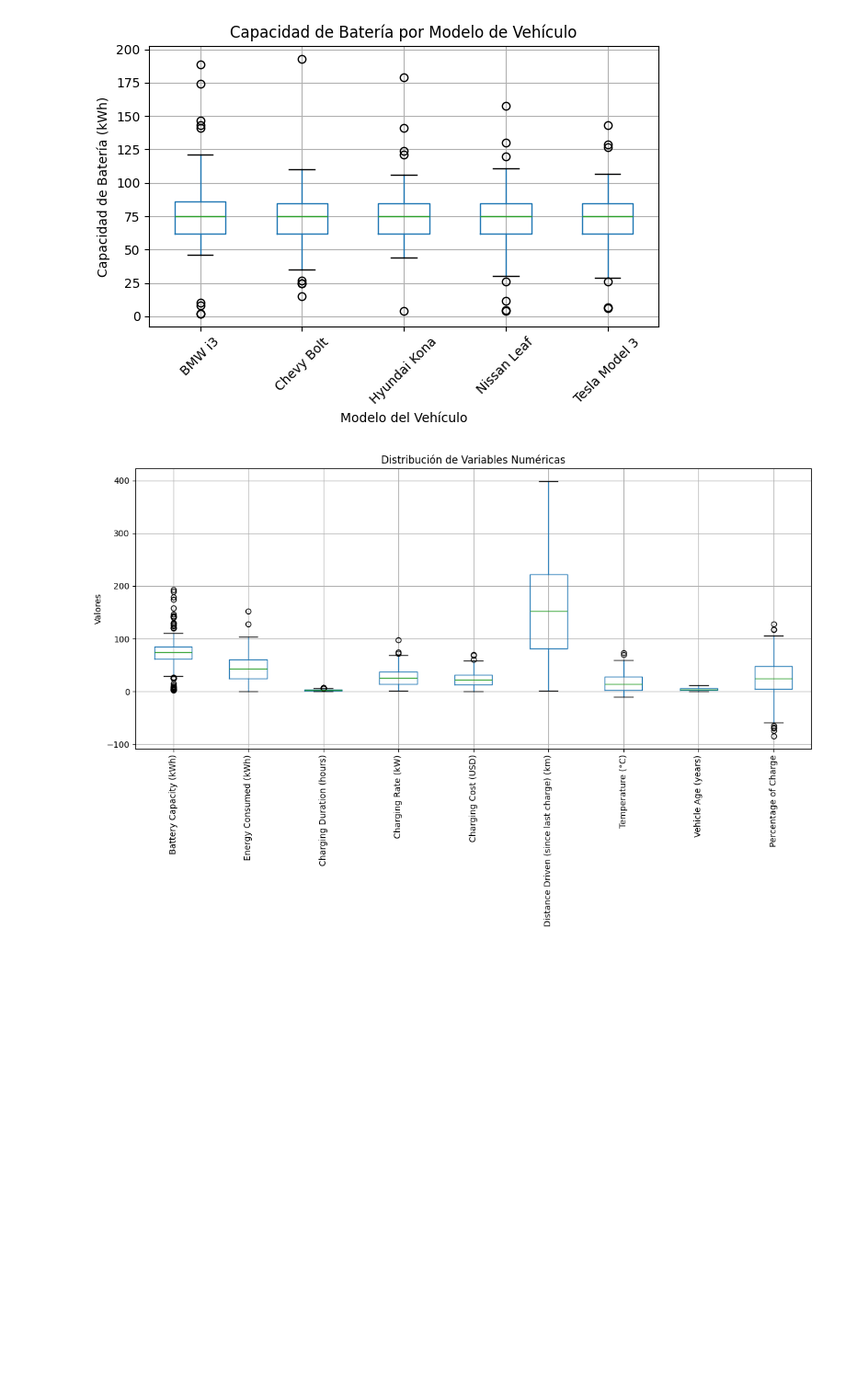
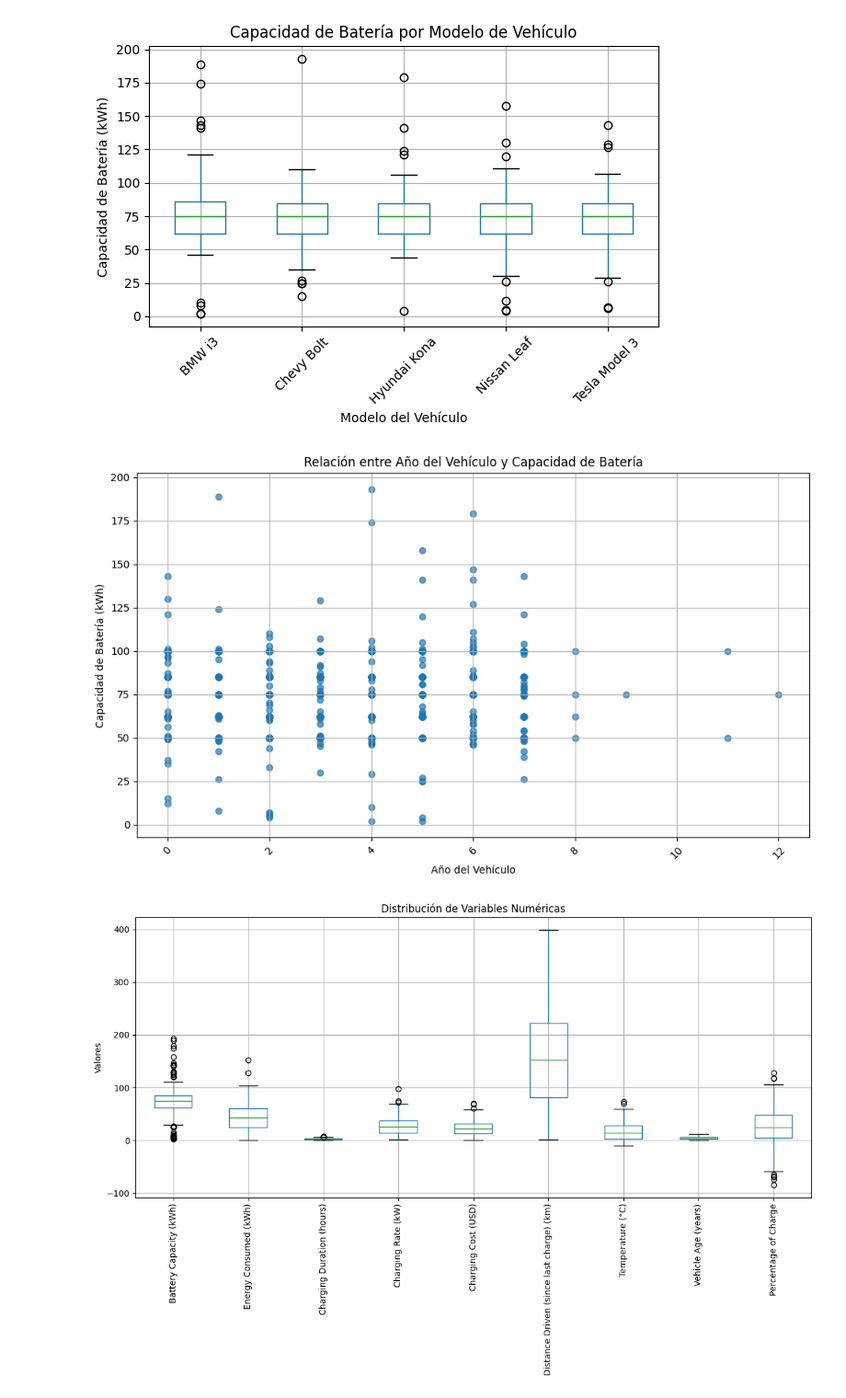
Before and after one commit to bermejo4/MachineLearning-MADI, a Jupyter notebook: DataScience/FinalProject_DS_Jaime.ipynb, the cells around one changed output. Shown: that part at 92% size. Saved outputs shown, nothing was run; the diff lists cells and outputs as text; code cells hidden in the pictures; blank space fills up the shorter version.

```diff
--- a/DataScience/FinalProject_DS_Jaime.ipynb
+++ b/DataScience/FinalProject_DS_Jaime.ipynb
@@ -243,6 +243,18 @@ plt.show()
 # %% [output]
 <Figure size 1000x600 with 0 Axes>
 [figure]
+# %%
+# Generar un scatter plot de Vehicle Model vs Battery Capacity (kWh)
+plt.figure(figsize=(10, 6))
+plt.scatter(data_cleaned['Vehicle Age (years)'], data_cleaned['Battery Capacity (kWh)'], alpha=0.7)
+plt.title('Relación entre Año del Vehículo y Capacidad de Batería')
+plt.xlabel('Año del Vehículo')
+plt.ylabel('Capacidad de Batería (kWh)')
+plt.grid(True)
+plt.tight_layout()
+plt.show()
+# %% [output]
+[figure, added]
 # %%
 numeric_columns = data_cleaned.describe().columns  # Seleccionar las columnas numéricas a partir de describe()
 
```
Also changed, not shown: parts of 2 cells of this notebook.
